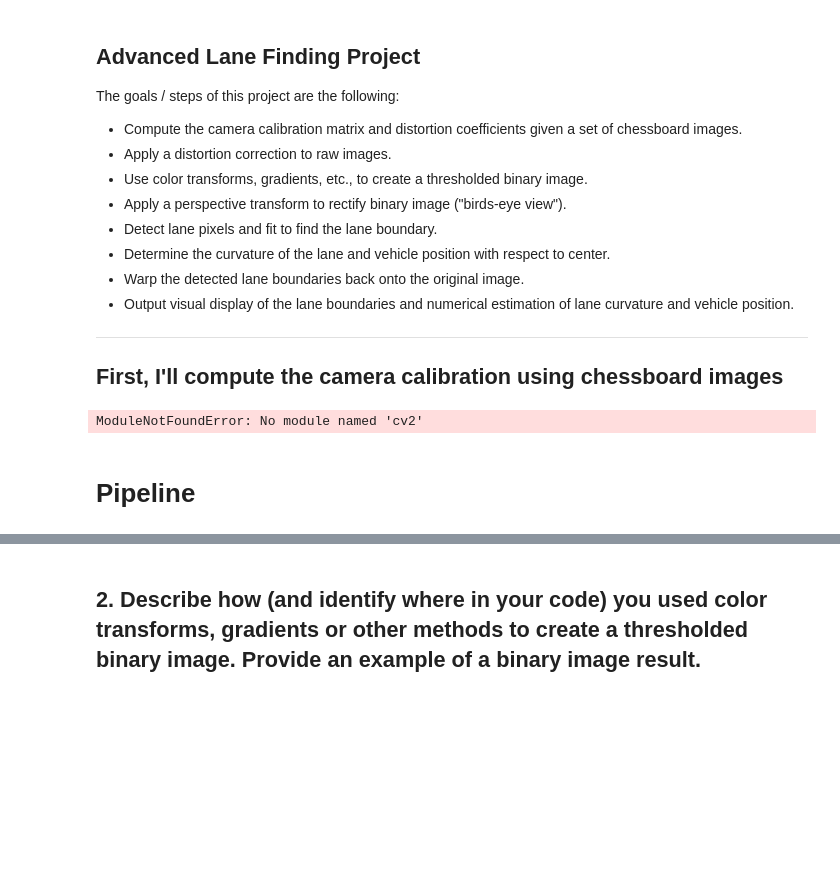
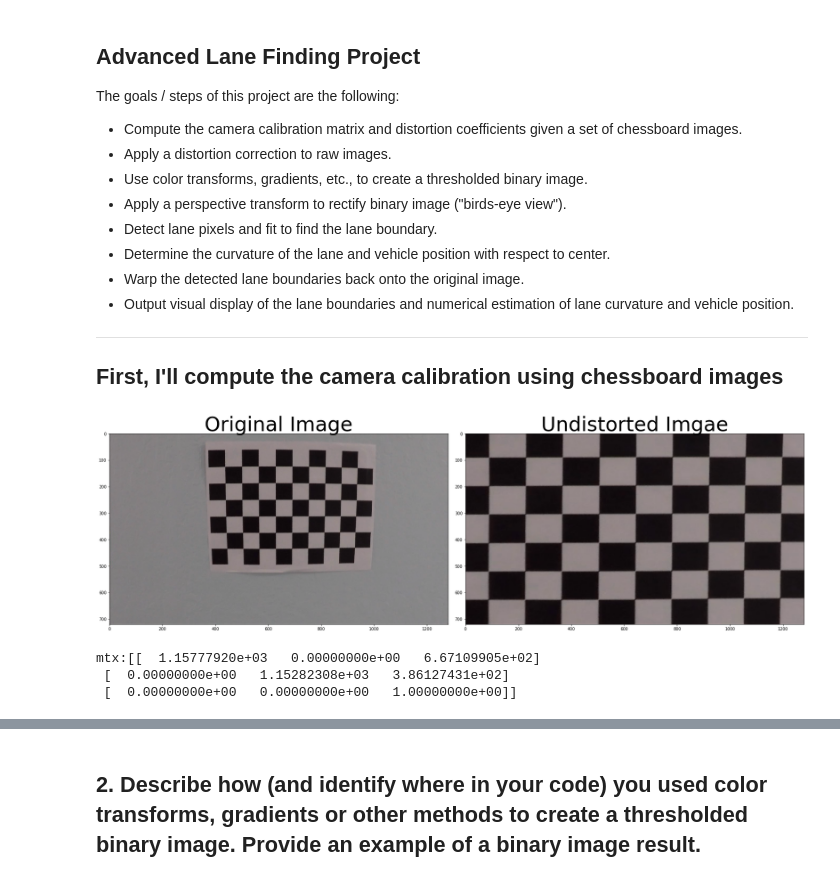
Before and after one commit to dg1106/CarND-Advanced-Lane-Lines, a Jupyter notebook: examples/example.ipynb, the cells around one changed output, grey strips where cells are left out. Saved outputs shown, nothing was run; the diff lists cells and outputs as text; code cells hidden in the pictures; blank space fills up the shorter version.

```diff
--- a/examples/example.ipynb
+++ b/examples/example.ipynb
@@ -23,10 +24,7 @@ def cal_undistort(img, objpoints, imgpoints):
 # %%
-import numpy as np
-import cv2
-import glob
-import matplotlib.pyplot as plt
-#%matplotlib qt
-%matplotlib inline
+# Make a list of calibration images
+images = glob.glob('../camera_cal/calibration*.jpg')
+#images = glob.glob('../test_images/test1.jpg')
 
 # prepare object points, like (0,0,0), (1,0,0), (2,0,0) ....,(6,5,0)
 objp = np.zeros((6*9,3), np.float32)
@@ -35,11 +33,6 @@ objp[:,:2] = np.mgrid[0:9,0:6].T.reshape(-1,2)
 # Arrays to store object points and image points from all the images.
 objpoints = [] # 3d points in real world space
 imgpoints = [] # 2d points in image plane.
-
-# Make a list of calibration images
-images = glob.glob('../camera_cal/calibration*.jpg')
-#images = glob.glob('../test_images/test1.jpg')
-
 
 # Step through the list and search for chessboard corners
 for fname in images:
@@ -58,36 +51,41 @@ for fname in images:
         objpoints.append(objp)
         imgpoints.append(corners)
 
         # Undistort using mtx and dist
-        undist = cal_undistort(img, objpoints, imgpoints)
-
+        ret, mtx, dist, rvecs, tvecs = cv2.calibrateCamera(objpoints,\
+                                                      imgpoints, img.shape[1:], None, None)
+        undist = cv2.undistort(img, mtx, dist, None, mtx)
 
         offset = 100 # offset for dst points
         img_size = (gray.shape[1], gray.shape[0])
 
         src = np.float32([corners[0], corners[nx-1], corners[-1], corners[-nx]])
         dst = np.float32([[offset, offset], [img_size[0]-offset, offset],\
                          [img_size[0]-offset, img_size[1]-offset],\
                          [offset, img_size[1]-offset]])
         M = cv2.getPerspectiveTransform(src, dst)
 
         warped = cv2.warpPerspective(undist, M, img_size)
 
         # Draw and display the corners
-        img = cv2.drawChessboardCorners(img, (nx,ny), corners, ret)
+        #img = cv2.drawChessboardCorners(img, (nx,ny), corners, ret)
         #cv2.imshow('img',img)
         #plt.imshow(img)
         #cv2.waitKey(500)
 
 #cv2.destroyAllWindows()
 f, (ax1, ax2) = plt.subplots(1, 2, figsize=(24,9))
 f.tight_layout()
 ax1.imshow(img)
 ax1.set_title('Original Image', fontsize=50)
 ax2.imshow(warped)
 ax2.set_title('Undistorted Imgae', fontsize=50)
 plt.subplots_adjust(left=0., right=1, top=0.9, bottom=0.)
 # %% [output]
-ModuleNotFoundError: No module named 'cv2'
+[figure, added]
-# %% [markdown]
-# Pipeline
+# %%
+print('mtx:{}'.format(mtx))
+# %% [output]
+mtx:[[  1.15777920e+03   0.00000000e+00   6.67109905e+02]
+ [  0.00000000e+00   1.15282308e+03   3.86127431e+02]
+ [  0.00000000e+00   0.00000000e+00   1.00000000e+00]]
```
Also changed, not shown: parts of 28 cells of this notebook, 13 other files.
